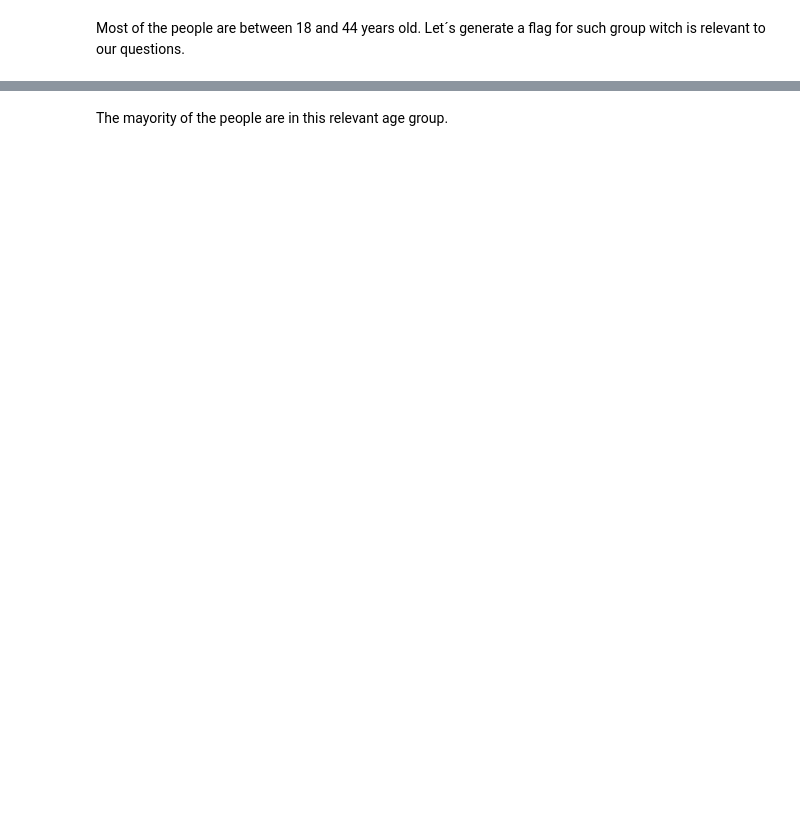
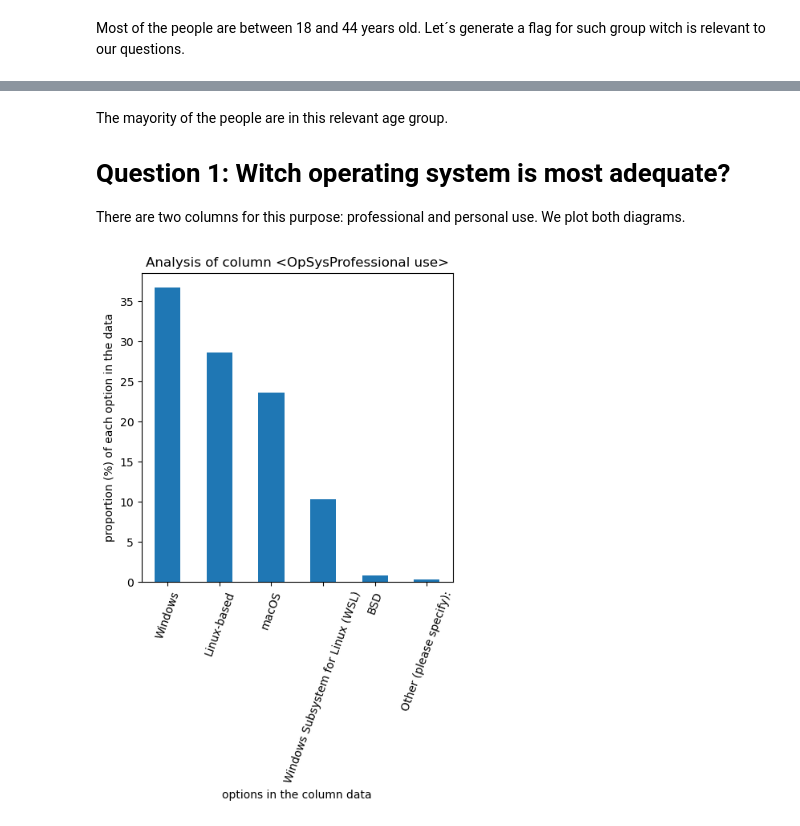
Before and after one commit to user235p/Survey, a Jupyter notebook: SW_recomentation_based_on_data.ipynb, the cells around one changed output, grey strips where cells are left out. Drawn from its saved outputs; the diff is of its cells as text; code cells hidden in the pictures; blank space fills up the shorter version.

```diff
--- a/SW_recomentation_based_on_data.ipynb
+++ b/SW_recomentation_based_on_data.ipynb
@@ -525,2 +651,13 @@ print ('There are ',round (100 * df[df['FocusAge']==True].shape[0]/ df.shape[0],
 # %% [markdown]
 The mayority of the people are in this relevant age group.
+
+# Question 1: Witch operating system is most adequate?
+
+
+There are two columns for this purpose: professional and personal use.
+We plot both diagrams.
+# %%
+selected_column = 'OpSysProfessional use'
+count_plot(df, selected_column, column_element_set_dictionary[selected_column], rotation=70)
+# %% [output]
+[figure, added]
```
Also changed, not shown: parts of 51 cells of this notebook, 1 other file.
